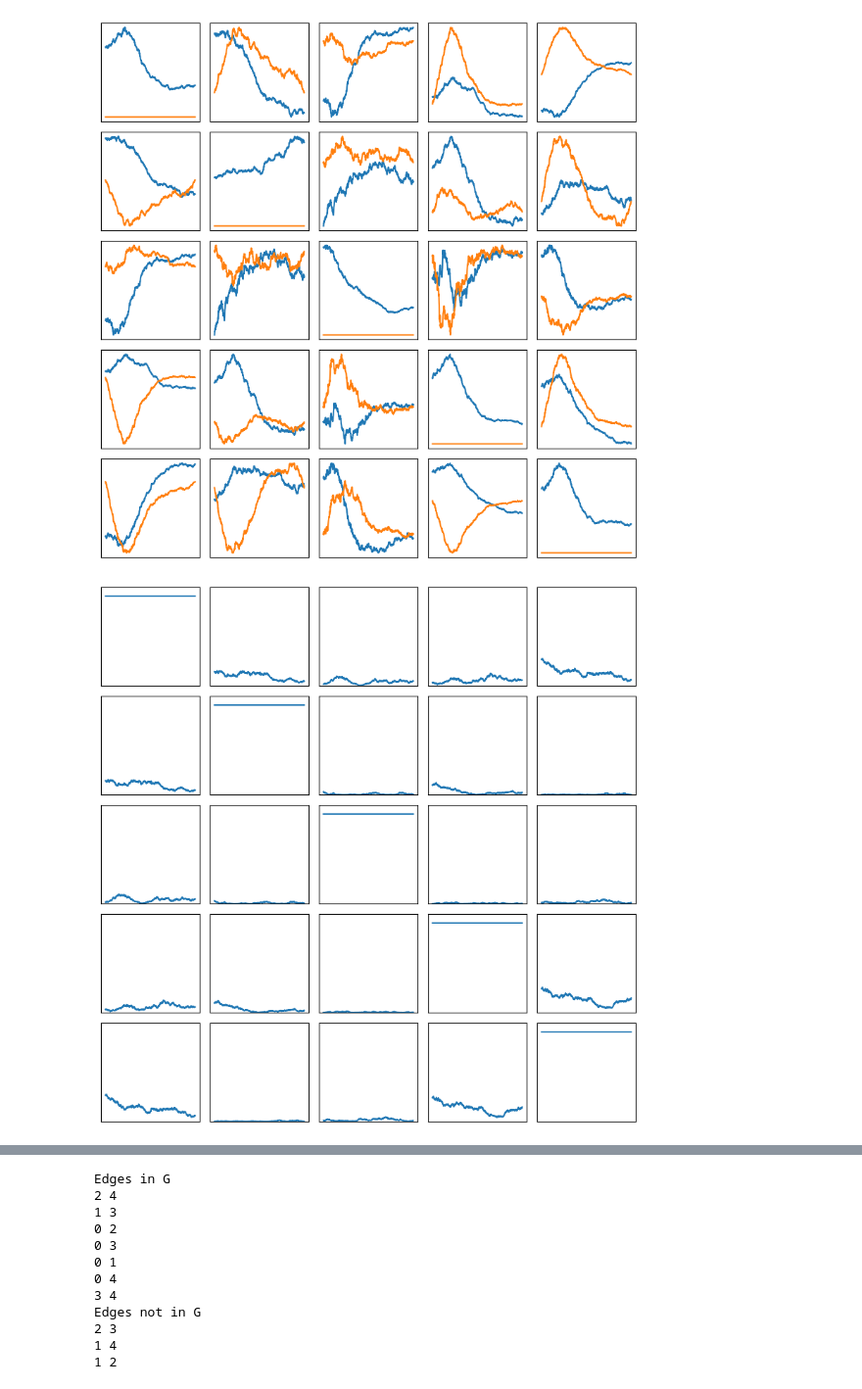
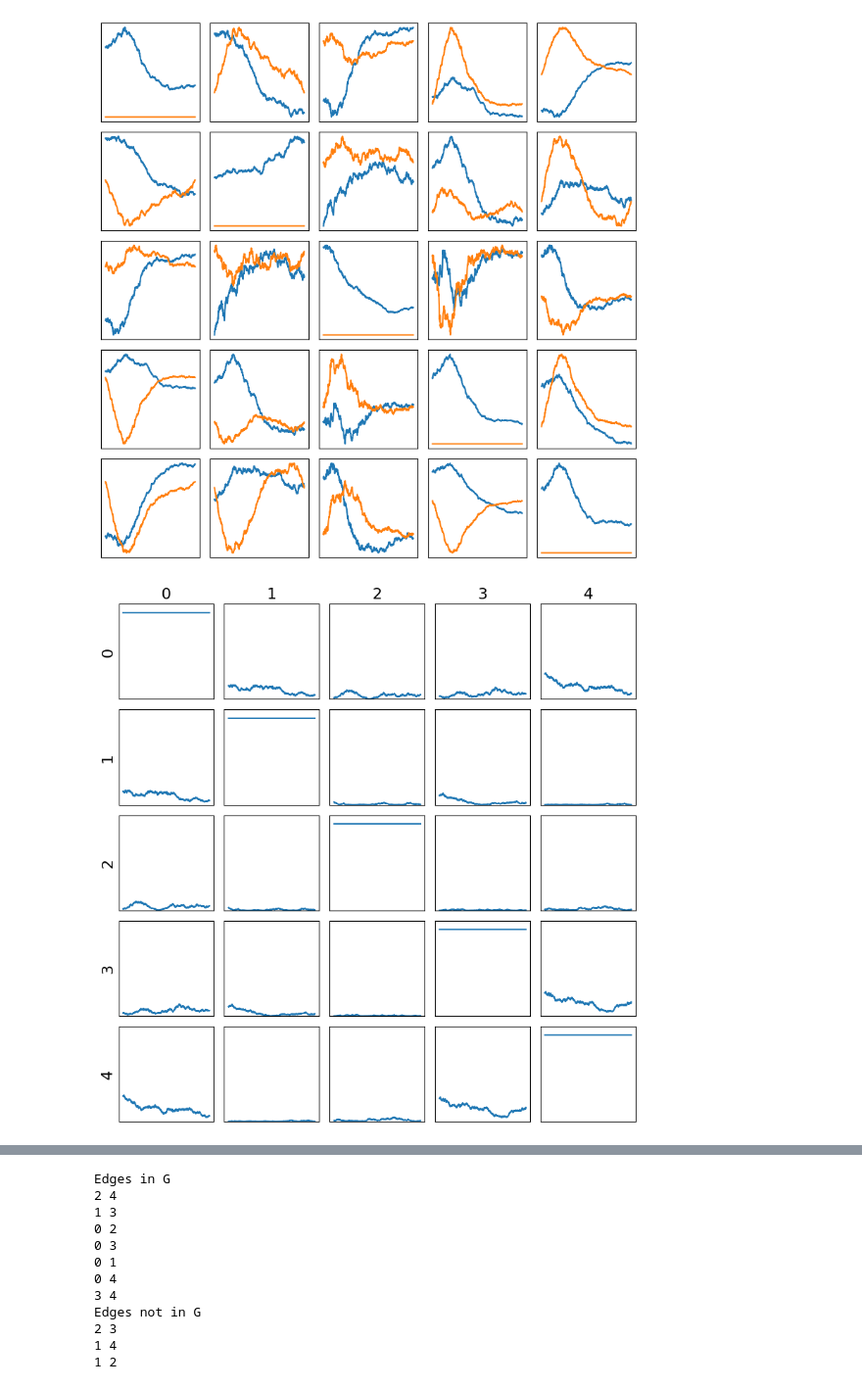
Before and after one commit to BevisD/time-series-assessment, a Jupyter notebook: eda.ipynb, the cells around one changed output, grey strips where cells are left out. Shown at 98% size. Cells and saved outputs as stored; diff of their text form; code cells hidden in the pictures.

```diff
--- a/eda.ipynb
+++ b/eda.ipynb
@@ -76,14 +76,20 @@ partial_coherence = partial_coherence.real
 # %%
 fig, axs = plt.subplots(r, r, figsize=(8, 8), tight_layout=True)
 
 for i in range(r):
+    axs[i, 0].set_ylabel(i, fontsize=16)
+    axs[0, i].set_title(i, fontsize=16)
+
     for j in range(r):
-        axs[i, j].plot(partial_coherence[:, i, j])
+        axs[i, j].plot(frequencies, partial_coherence[:, i, j])
+
         axs[i, j].set_xticks([])
         axs[i, j].set_yticks([])
 
         axs[i, j].set_ylim(0, 1.1)
+
+plt.savefig("figures/partial_coherences.pdf", bbox_inches="tight")
 # %% [output]
-[figure, old version]
+[figure, new version]
 # %%
 W = -2 * K * np.log(1 - partial_coherence[frequency_grid_indices]).sum(axis=0)
```
Also changed, not shown: parts of 3 cells of this notebook, 3 other files.
